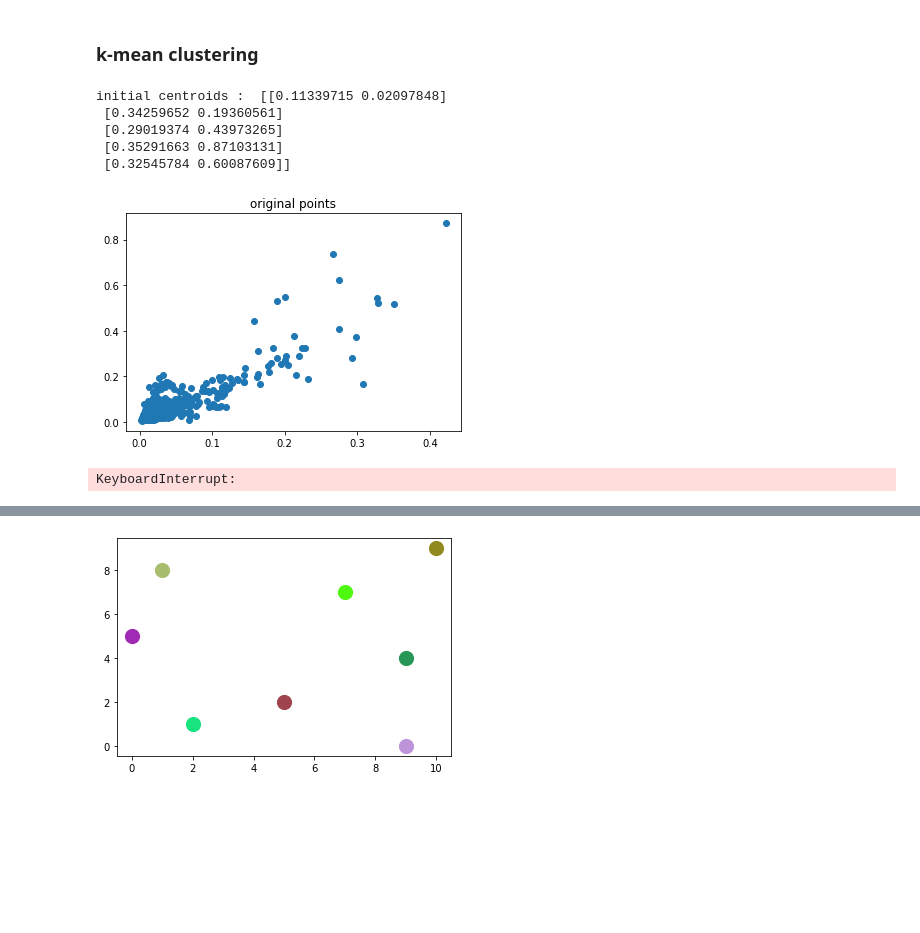
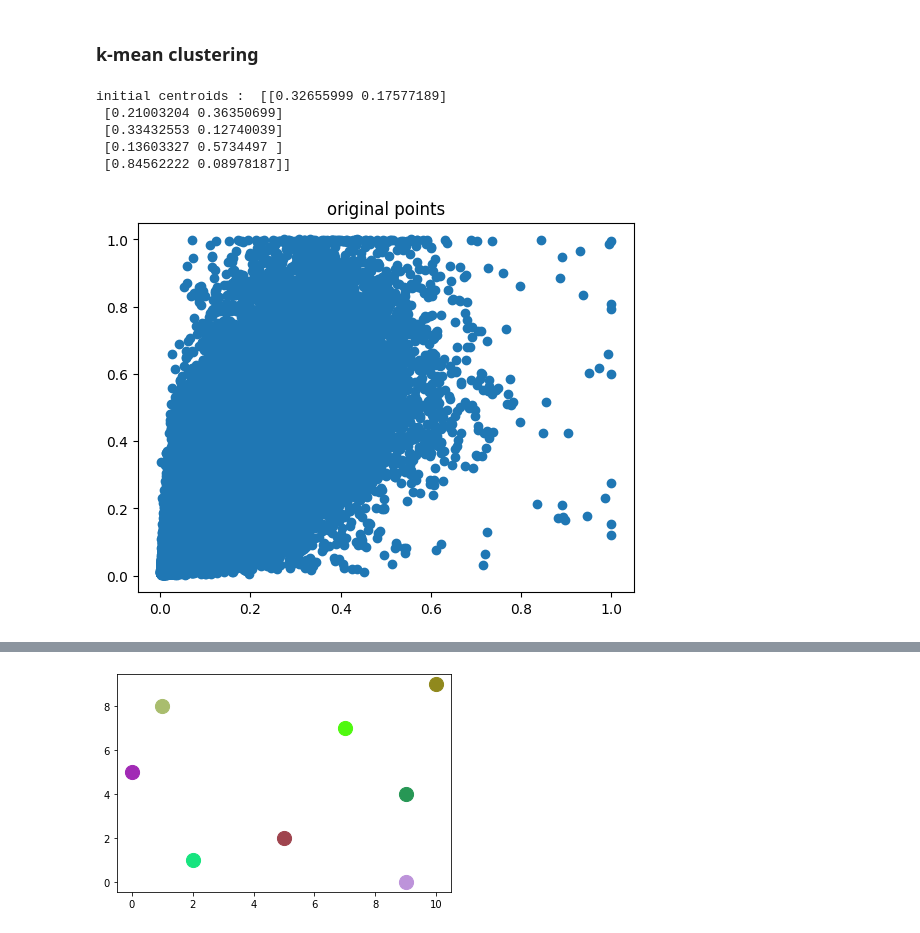
Before and after one commit to watanka/OBJECT_DETECTION, a Jupyter notebook: YOLOv2.ipynb, the cells around one changed output, grey strips where cells are left out. Cells and saved outputs as stored; diff of their text form; code cells hidden in the pictures; blank space fills up the shorter version.

```diff
--- a/YOLOv2.ipynb
+++ b/YOLOv2.ipynb
@@ -97,16 +97,15 @@ def read_json_info(jsonfile) :
 # %%
 ## Test Case
 
-bboxes = read_json_info(jsonfile = 'data/label/yolo_det_val.json')
+bboxes = read_json_info(jsonfile = 'data/label/yolo_det_train.json')
 # %%
-centroids = KmeanClustering(np.array(bboxes)[:500], max_iters = 10, k = 5)
+centroids = KmeanClustering(np.array(bboxes), max_iters = 10, k = 5)
 # %% [output]
-initial centroids :  [[0.11339715 0.02097848]
- [0.34259652 0.19360561]
- [0.29019374 0.43973265]
- [0.35291663 0.87103131]
- [0.32545784 0.60087609]]
+initial centroids :  [[0.32655999 0.17577189]
+ [0.21003204 0.36350699]
+ [0.33432553 0.12740039]
+ [0.13603327 0.5734497 ]
+ [0.84562222 0.08978187]]
-[figure, old version]
+[figure, new version]
-KeyboardInterrupt:
 # %%
 [[[1,2]]]
```
Also changed, not shown: parts of 1 cell of this notebook, 3 other files.
